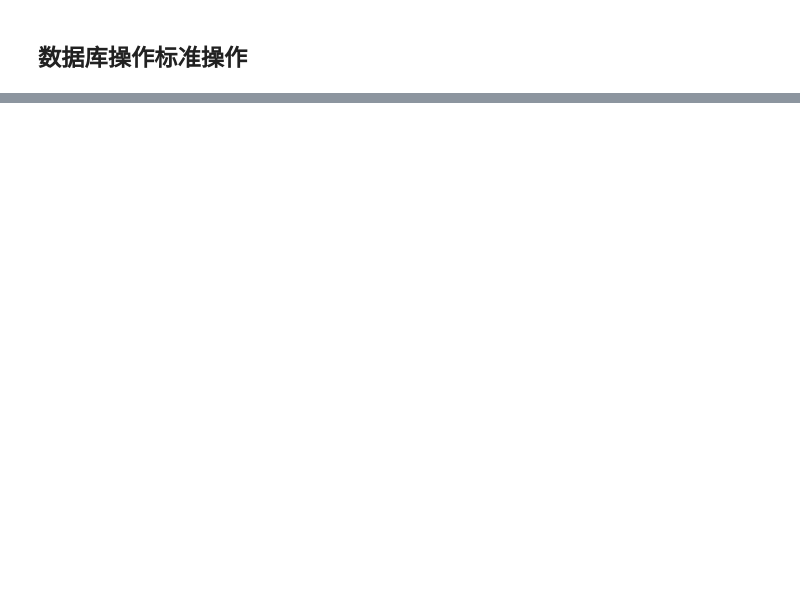
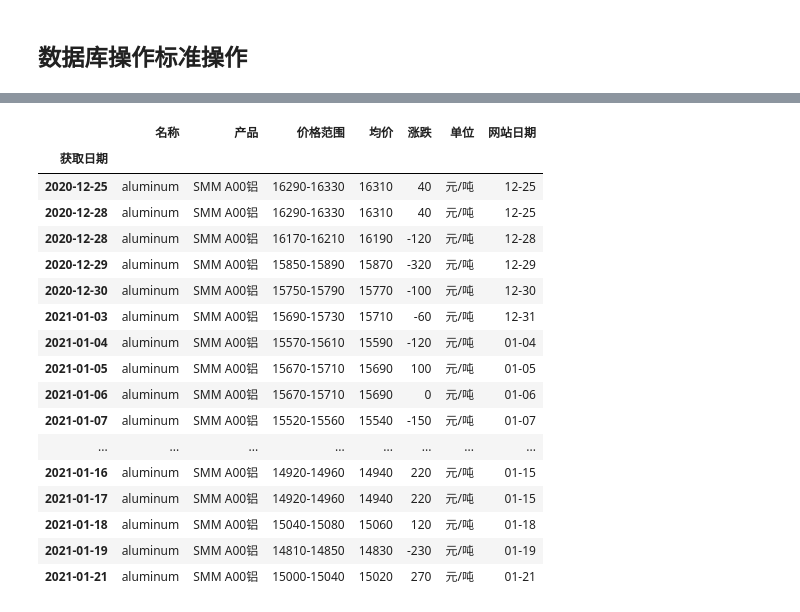
Before and after one commit to uestcmee/my_scheduled_app, a Jupyter notebook: 做一些数据处理.ipynb, the cells around one changed output, grey strips where cells are left out. Drawn from its saved outputs; the diff is of its cells as text; code cells hidden in the pictures; blank space fills up the shorter version.

```diff
--- a/做一些数据处理.ipynb
+++ b/做一些数据处理.ipynb
@@ -154,0 +308,6 @@ def sql_execute(db:str='main.db',words:str='')
+# %%
+
+import sqlite3
+db='锂产业链价格.db'
+conn=sqlite3.connect(db)
+cursor=conn.cursor()
@@ -154,0 +326,28 @@ def sql_execute(db:str='main.db',words:str='')
+# %%
+import pandas as pd
+df=pd.DataFrame(cursor.fetchall())
+# %%
+df.columns=[0,'名称','获取日期','产品','价格范围','均价','涨跌','单位','实际日期']
+df
+
+need_df=df.iloc[:,1:].set_index('获取日期').sort_index()
+need_df
+# %% [output]
+|  | 名称 | 产品 | 价格范围 | 均价 | 涨跌 | 单位 | 网站日期 |
+| 获取日期 |  |  |  |  |  |  |  |
+| 2020-12-25 | aluminum | SMM A00铝 | 16290-16330 | 16310 | 40 | 元/吨 | 12-25 |
+| 2020-12-28 | aluminum | SMM A00铝 | 16290-16330 | 16310 | 40 | 元/吨 | 12-25 |
+| 2020-12-28 | aluminum | SMM A00铝 | 16170-16210 | 16190 | -120 | 元/吨 | 12-28 |
+| 2020-12-29 | aluminum | SMM A00铝 | 15850-15890 | 15870 | -320 | 元/吨 | 12-29 |
+| 2020-12-30 | aluminum | SMM A00铝 | 15750-15790 | 15770 | -100 | 元/吨 | 12-30 |
+| 2021-01-03 | aluminum | SMM A00铝 | 15690-15730 | 15710 | -60 | 元/吨 | 12-31 |
+| 2021-01-04 | aluminum | SMM A00铝 | 15570-15610 | 15590 | -120 | 元/吨 | 01-04 |
+| 2021-01-05 | aluminum | SMM A00铝 | 15670-15710 | 15690 | 100 | 元/吨 | 01-05 |
+| 2021-01-06 | aluminum | SMM A00铝 | 15670-15710 | 15690 | 0 | 元/吨 | 01-06 |
+| 2021-01-07 | aluminum | SMM A00铝 | 15520-15560 | 15540 | -150 | 元/吨 | 01-07 |
+| ... | ... | ... | ... | ... | ... | ... | ... |
+| 2021-01-16 | aluminum | SMM A00铝 | 14920-14960 | 14940 | 220 | 元/吨 | 01-15 |
+| 2021-01-17 | aluminum | SMM A00铝 | 14920-14960 | 14940 | 220 | 元/吨 | 01-15 |
+| 2021-01-18 | aluminum | SMM A00铝 | 15040-15080 | 15060 | 120 | 元/吨 | 01-18 |
+| 2021-01-19 | aluminum | SMM A00铝 | 14810-14850 | 14830 | -230 | 元/吨 | 01-19 |
+| 2021-01-21 | aluminum | SMM A00铝 | 15000-15040 | 15020 | 270 | 元/吨 | 01-21 |
```
Also changed, not shown: parts of 17 cells of this notebook, 2 other files.
